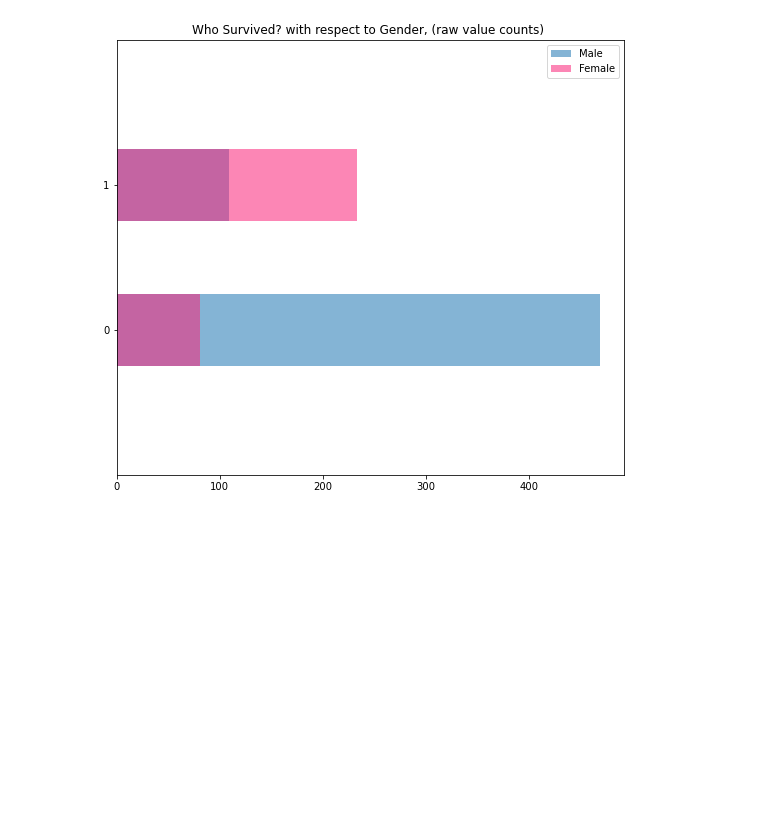
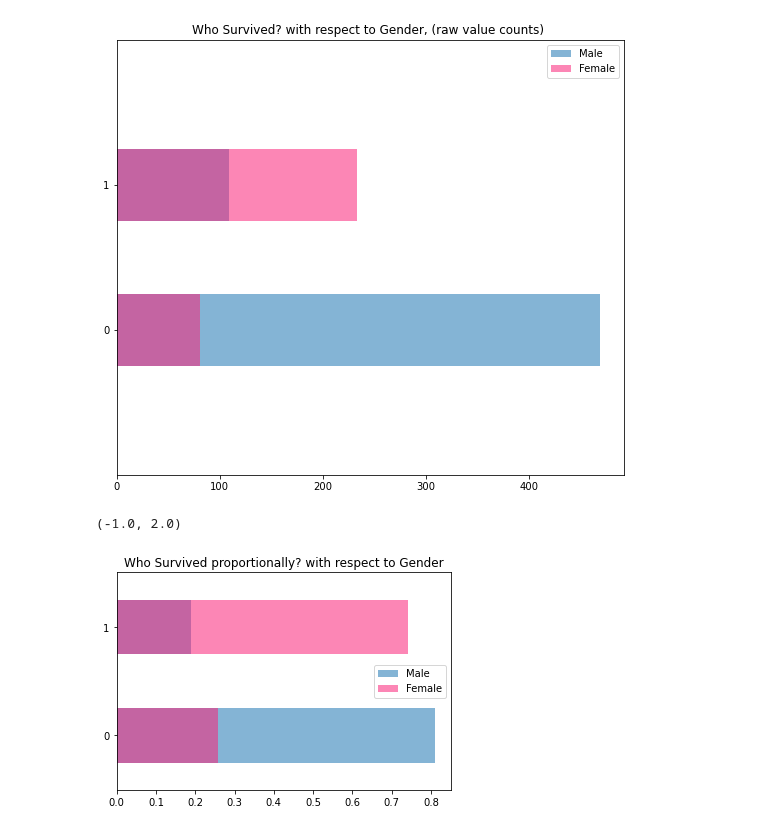
Before and after one commit to NAH09/peace-, a Jupyter notebook: th.ipynb, the cells around one changed output. Drawn from its saved outputs; the diff is of its cells as text; code cells hidden in the pictures; blank space fills up the shorter version.

```diff
--- a/th.ipynb
+++ b/th.ipynb
@@ -48,3 +48,13 @@ ax1.set_ylim(-1, 2)
 # %% [output]
 (-1.0, 2.0)
 [figure]
+# %%
+ax2 = fig.add_subplot(122)
+(df_male/float(df_male.sum())).plot(kind='barh',label='Male', alpha=0.55)
+(df_female/float(df_female.sum())).plot(kind='barh', color='#FA2379',label='Female', alpha=0.55)
+plt.title("Who Survived proportionally? with respect to Gender"); plt.legend(loc='best')
+
+ax2.set_ylim(-1, 2)
+# %% [output]
+(-1.0, 2.0)
+[figure, added]
```
